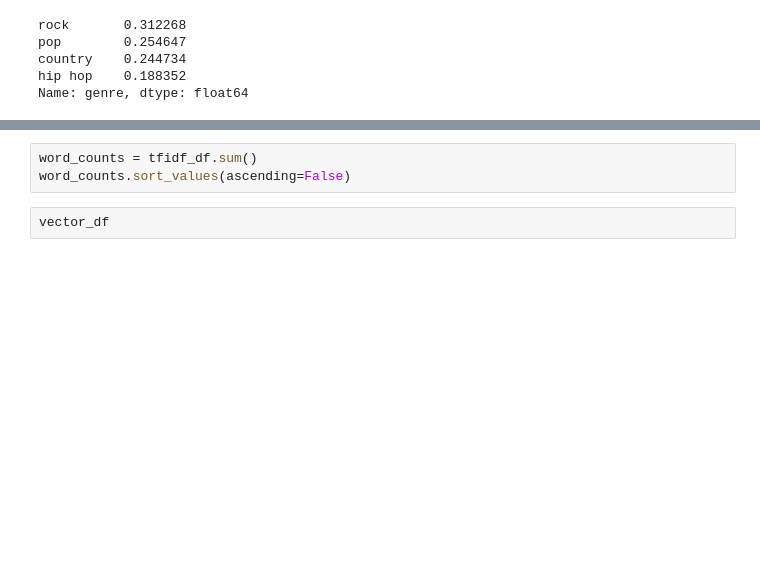
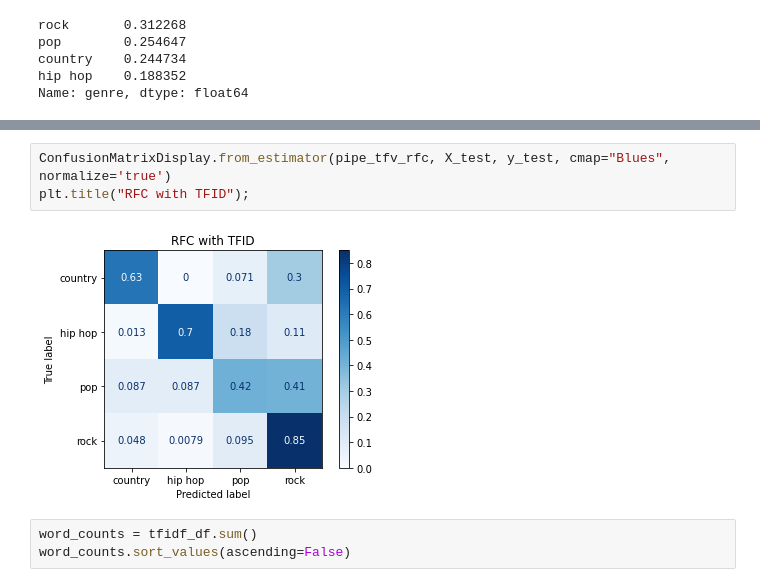
Before and after one commit to meghana-pakala/capstone, a Jupyter notebook: capstone.ipynb, the cells around one changed output, grey strips where cells are left out. Saved outputs shown, nothing was run; the diff lists cells and outputs as text; blank space fills up the shorter version.

```diff
--- a/capstone.ipynb
+++ b/capstone.ipynb
@@ -189,5 +187,8 @@ tfidf_df
+# %%
+ConfusionMatrixDisplay.from_estimator(pipe_tfv_rfc, X_test, y_test, cmap="Blues", normalize='true')
+plt.title("RFC with TFID");
+# %% [output]
+[figure, added]
 # %%
 word_counts = tfidf_df.sum()
 word_counts.sort_values(ascending=False)
-# %%
-vector_df
```
Also changed, not shown: parts of 23 cells of this notebook.
